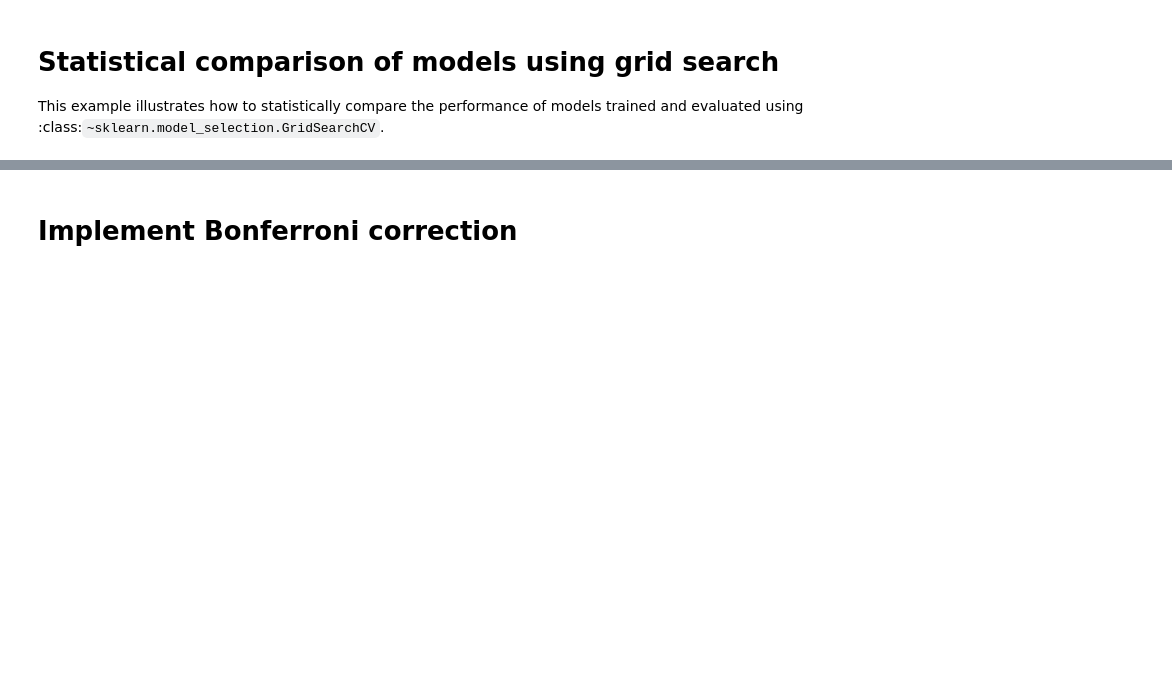
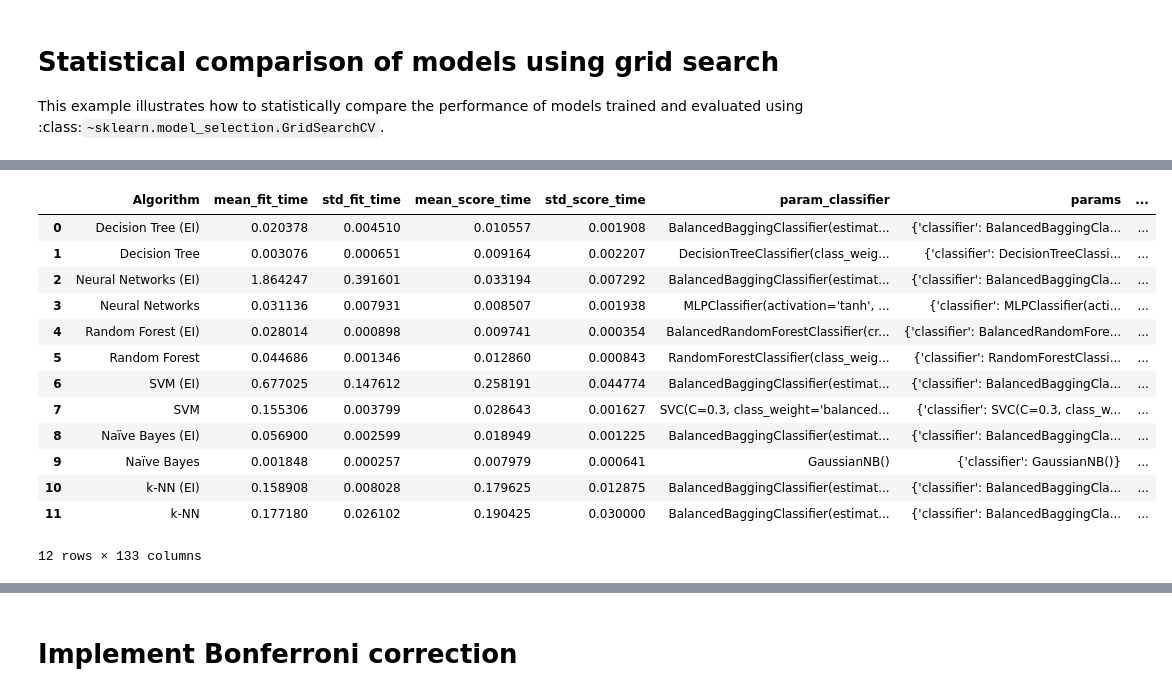
Before and after one commit to fabianopapaiz/als_prognosis_using_ensemble_imbalance, a Jupyter notebook: 05_Train_Validate_Models/16.1 - Multiple models comparison.ipynb, the cells around one changed output, grey strips where cells are left out. Drawn from its saved outputs; the diff is of its cells as text; code cells hidden in the pictures; blank space fills up the shorter version.

```diff
--- a/05_Train_Validate_Models/16.1 - Multiple models comparison.ipynb
+++ b/05_Train_Validate_Models/16.1 - Multiple models comparison.ipynb
@@ -203 +282,36 @@ df_temp[['estimator', 'scenario', "params", 'best', "mean_test_balanced_accuracy
+# %%
+df_results = pd.DataFrame(grid.cv_results_)
+
+
+df_results.insert(0, 'Algorithm', [
+    'Decision Tree (EI)',
+    'Decision Tree',
+    'Neural Networks (EI)',
+    'Neural Networks',
+    'Random Forest (EI)',
+    'Random Forest',
+    'SVM (EI)',
+    'SVM',
+    'Naïve Bayes (EI)',
+    'Naïve Bayes',
+    'k-NN (EI)',
+    'k-NN',
+])
+
+df_results
+# %% [output]
+|  | Algorithm | mean_fit_time | std_fit_time | mean_score_time | std_score_time | param_classifier | params | ... |
+| 0 | Decision Tree (EI) | 0.020378 | 0.004510 | 0.010557 | 0.001908 | BalancedBaggingClassifier(estimat... | {'classifier': BalancedBaggingCla... | ... |
+| 1 | Decision Tree | 0.003076 | 0.000651 | 0.009164 | 0.002207 | DecisionTreeClassifier(class_weig... | {'classifier': DecisionTreeClassi... | ... |
+| 2 | Neural Networks (EI) | 1.864247 | 0.391601 | 0.033194 | 0.007292 | BalancedBaggingClassifier(estimat... | {'classifier': BalancedBaggingCla... | ... |
+| 3 | Neural Networks | 0.031136 | 0.007931 | 0.008507 | 0.001938 | MLPClassifier(activation='tanh', ... | {'classifier': MLPClassifier(acti... | ... |
+| 4 | Random Forest (EI) | 0.028014 | 0.000898 | 0.009741 | 0.000354 | BalancedRandomForestClassifier(cr... | {'classifier': BalancedRandomFore... | ... |
+| 5 | Random Forest | 0.044686 | 0.001346 | 0.012860 | 0.000843 | RandomForestClassifier(class_weig... | {'classifier': RandomForestClassi... | ... |
+| 6 | SVM (EI) | 0.677025 | 0.147612 | 0.258191 | 0.044774 | BalancedBaggingClassifier(estimat... | {'classifier': BalancedBaggingCla... | ... |
+| 7 | SVM | 0.155306 | 0.003799 | 0.028643 | 0.001627 | SVC(C=0.3, class_weight='balanced... | {'classifier': SVC(C=0.3, class_w... | ... |
+| 8 | Naïve Bayes (EI) | 0.056900 | 0.002599 | 0.018949 | 0.001225 | BalancedBaggingClassifier(estimat... | {'classifier': BalancedBaggingCla... | ... |
+| 9 | Naïve Bayes | 0.001848 | 0.000257 | 0.007979 | 0.000641 | GaussianNB() | {'classifier': GaussianNB()} | ... |
+| 10 | k-NN (EI) | 0.158908 | 0.008028 | 0.179625 | 0.012875 | BalancedBaggingClassifier(estimat... | {'classifier': BalancedBaggingCla... | ... |
+| 11 | k-NN | 0.177180 | 0.026102 | 0.190425 | 0.030000 | BalancedBaggingClassifier(estimat... | {'classifier': BalancedBaggingCla... | ... |
+12 rows × 133 columns
 # %% [markdown]
```
Also changed, not shown: parts of 39 cells of this notebook, 3 other files.
